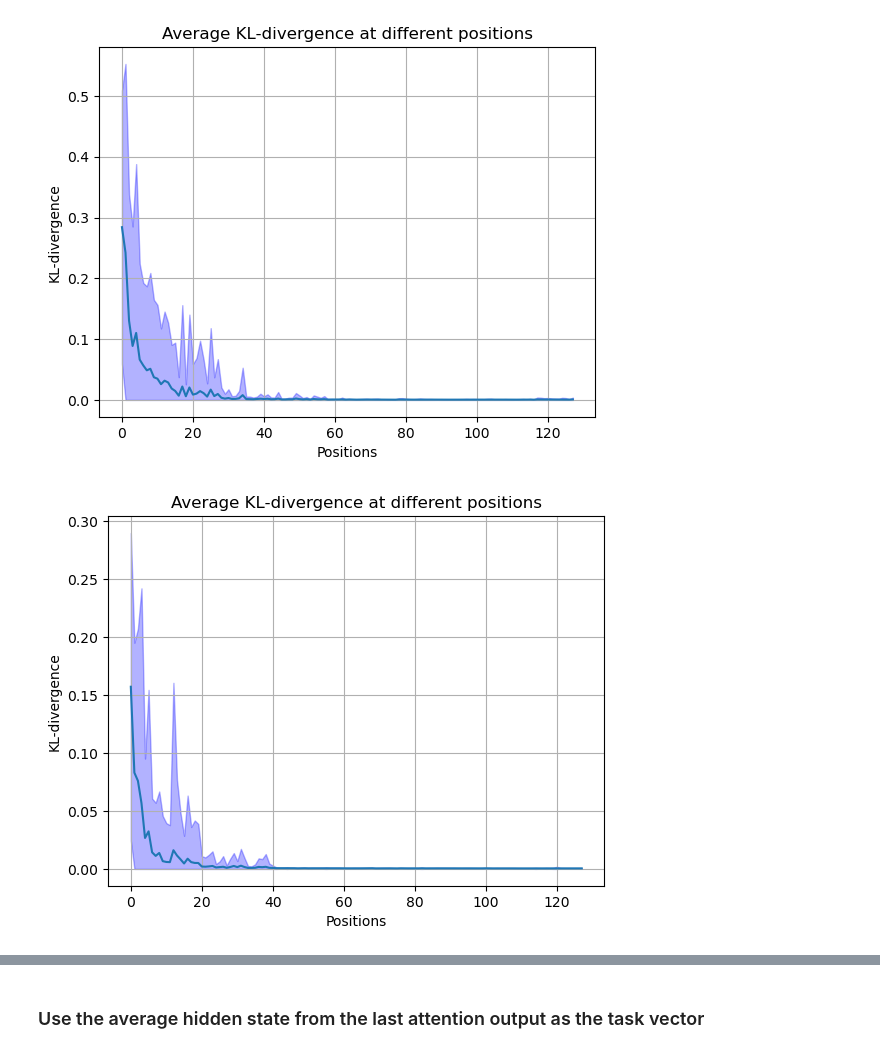
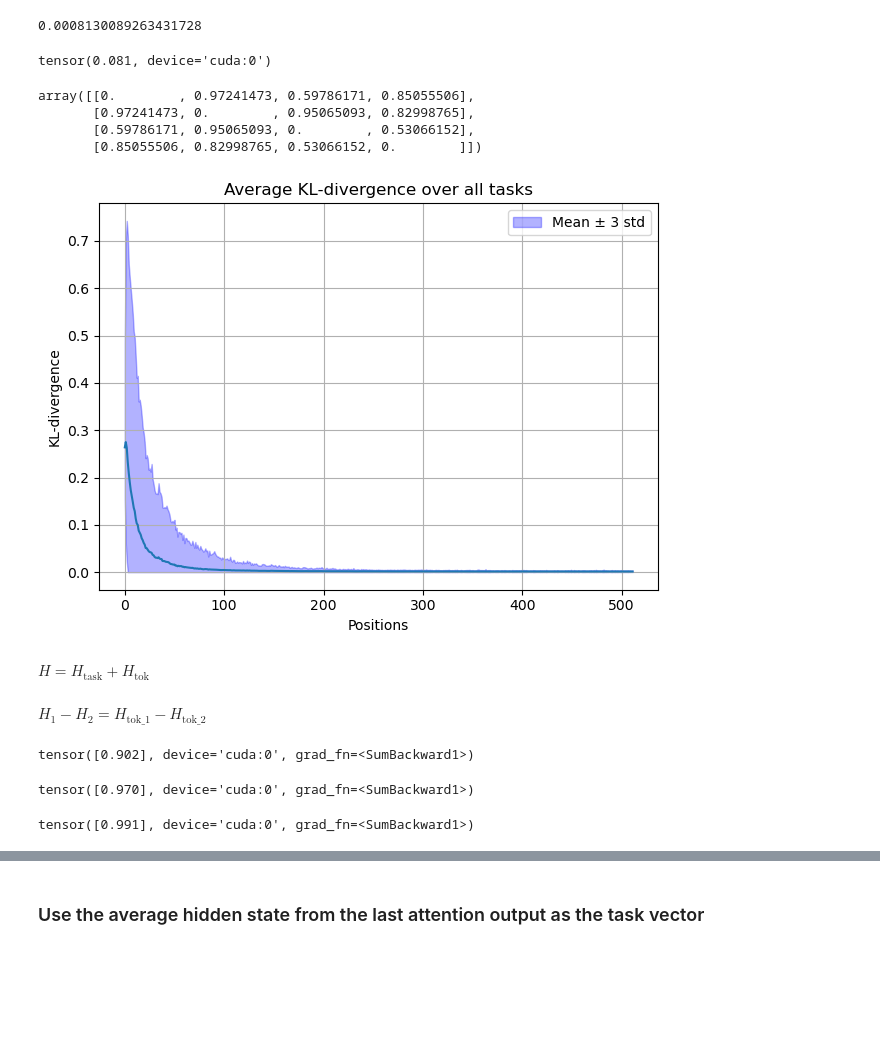
Before and after one commit to ezyhdxm/ICL, a Jupyter notebook: LatentModel.ipynb, the cells around one changed output, grey strips where cells are left out. Cells and saved outputs as stored; diff of their text form; code cells hidden in the pictures; blank space fills up the shorter version.

```diff
--- a/LatentModel.ipynb
+++ b/LatentModel.ipynb
@@ -96,8 +54,28 @@ Total number of transitions:  3
+# %%
+model, sampler, config = nu.load_everything("latent", "train_ae66a5ec693f49da9f494585068a5660")
+# %%
+task = 0
+trans_mat_est = nu.get_empirical_transition(model, sampler, task, num_samples=1024)
+nu.kl_div_ave(trans_mat_est, sampler.trans_mat[task])
+# %% [output]
+0.0008130089263431728
+# %%
+F.kl_div(lau.get_stationary(sampler.trans_mat[0]).log(), lau.get_stationary(sampler.trans_mat[3]), reduction="none").sum(dim=-1)
+# %% [output]
+tensor(0.081, device='cuda:0')
+# %%
+kld_ave = np.zeros((sampler.total_trans, sampler.total_trans))
+for i in range(sampler.total_trans):
+    for j in range(i+1, sampler.total_trans):
+        kld_ave[i][j] = nu.kl_div_ave(sampler.trans_mat[i], sampler.trans_mat[j])
+        kld_ave[j][i] = kld_ave[i][j]
+kld_ave
+# %% [output]
+array([[0.        , 0.97241473, 0.59786171, 0.85055506],
+       [0.97241473, 0.        , 0.95065093, 0.82998765],
+       [0.59786171, 0.95065093, 0.        , 0.53066152],
+       [0.85055506, 0.82998765, 0.53066152, 0.        ]])
 # %%
-kl_plot(model, SEQ_LEN=SEQ_LEN, latent=0)
+nu.kl_plot(model, sampler, num_samples=2000)
 # %% [output]
-[figure, old version]
+[figure, new version]
-# %%
-kl_plot(model, SEQ_LEN=SEQ_LEN, latent=1)
-# %% [output]
-[figure, removed]
@@ -103,0 +94,4 @@ kl_plot(model, SEQ_LEN=SEQ_LEN, latent=1)
+# %% [markdown]
+$H = H_{\text{task}} + H_{\text{tok}}$
+# %% [markdown]
+$H_1 - H_2 = H_{\text{tok_1}} - H_{\text{tok_2}}$
@@ -103,0 +112,12 @@ kl_plot(model, SEQ_LEN=SEQ_LEN, latent=1)
+# %%
+F.cosine_similarity(h0, h3)
+# %% [output]
+tensor([0.902], device='cuda:0', grad_fn=<SumBackward1>)
+# %%
+F.cosine_similarity(h0, h1)
+# %% [output]
+tensor([0.970], device='cuda:0', grad_fn=<SumBackward1>)
+# %%
+F.cosine_similarity(h0, h2)
+# %% [output]
+tensor([0.991], device='cuda:0', grad_fn=<SumBackward1>)
```
Also changed, not shown: parts of 54 cells of this notebook, 14 other files.
